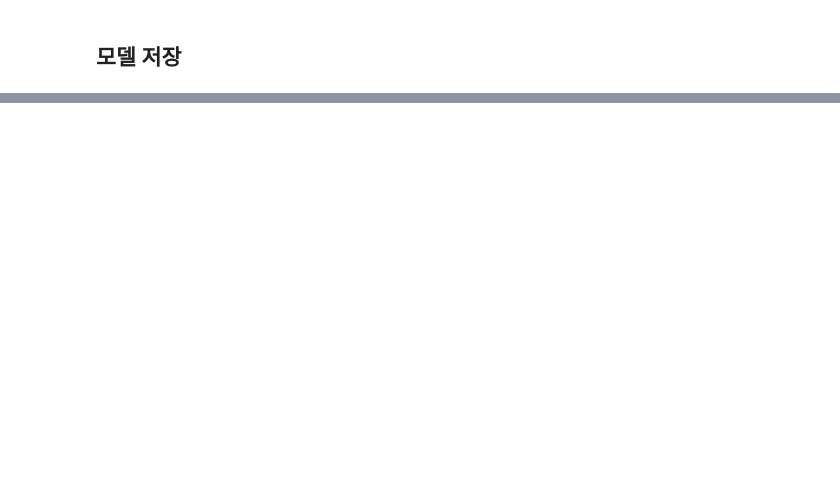
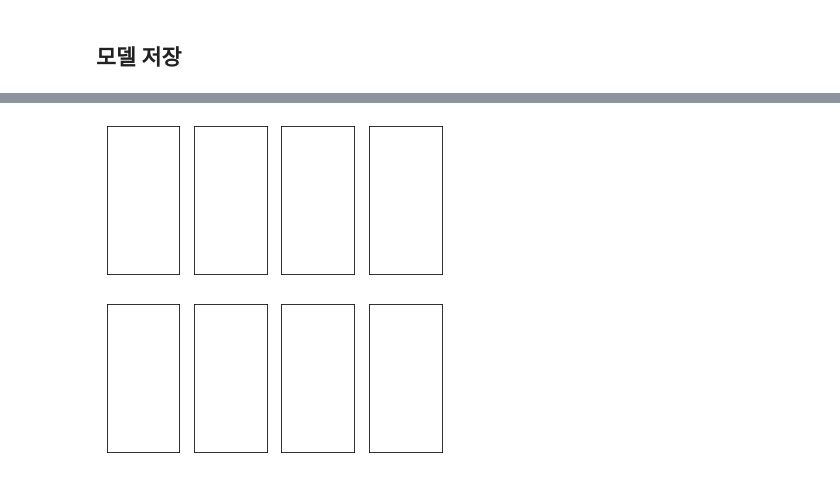
Before and after one commit to chanwoo522/Hackathon, a Jupyter notebook: CNN_Classification_v0_04.ipynb, the cells around one changed output, grey strips where cells are left out. Drawn from its saved outputs; the diff is of its cells as text; code cells hidden in the pictures; blank space fills up the shorter version.

```diff
--- a/CNN_Classification_v0_04.ipynb
+++ b/CNN_Classification_v0_04.ipynb
@@ -278,7 +278,7 @@ def evaluate(model, test_loader):
 
             # 배치 오차를 합산
             test_loss += F.cross_entropy(output, target,
-                                         reduction='sum').item()
+                                         reduction='mean').item()
 
             # 가장 높은 값을 가진 인덱스가 바로 예측값
             pred = output.max(1, keepdim=True)[1]
@@ -349,13 +390,0 @@ torch.save({
-# %%
-model = TheModelClass(*args, **kwargs)
-optimizer = TheOptimizerClass(*args, **kwargs)
-
-checkpoint = torch.load(PATH)
-model.load_state_dict(checkpoint['model_state_dict'])
-optimizer.load_state_dict(checkpoint['optimizer_state_dict'])
-epoch = checkpoint['epoch']
-loss = checkpoint['loss']
-
-model.train()
-# - or -
-# model.eval()
@@ -361,0 +445,78 @@ model.train()
+# %%
+model2 = CNNClassifier()
+# %%
+learning_rate = 1e-3
+optimizer = optim.Adam(model2.parameters(), lr=learning_rate)
+# %%
+# create figure for plotting
+import itertools
+row_num = 2
+col_num = 4
+fig, ax = plt.subplots(row_num, col_num, figsize=(6,6))
+for i, j in itertools.product(range(row_num), range(col_num)):
+    ax[i,j].get_xaxis().set_visible(False)
+    ax[i,j].get_yaxis().set_visible(False)
+
+trn_loss_list = []
+val_loss_list = []
+
+for epoch in range(EPOCHS):
+    trn_loss = 0.0
+    for i, data in enumerate(train_loader):
+        x, label = data
+        if use_cuda:
+            x = x.cuda()
+            label = label.cuda()
+        # grad init
+        optimizer.zero_grad()
+        # forward propagation
+        model_output = model2(x)
+        # calculate loss
+        loss = criterion(model_output, label)
+        # back propagation
+        loss.backward()
+        # weight update
+        optimizer.step()
+
+        # trn_loss summary
+        train_loss += loss.item()
+        # del (memory issue)
+        del loss
+        del model_output
+
+        # 학습과정 출력
+        if (i+1) % 100 == 0: # every 100 mini-batches
+            with torch.no_grad(): # very very very very important!!!
+                test_loss = 0.0
+                for j, val in enumerate(test_loader):
+                    test_x, test_label = test
+                    if use_cuda:
+                        test_x = test_x.cuda()
+                        test_label = test_label.cuda()
+                    test_output = cnn(val_x)
+                    t_loss = criterion(test_output, test_label)
+                    test_loss += t_loss
+
+            # draw last val dataset
+            for k in range(row_num*col_num):
+                ii = k//col_num
+                jj = k%col_num
+                ax[ii,jj].cla() # clear the current axis
+                ax[ii,jj].imshow(val_x[k,:].data.cpu().numpy().reshape(28,28), cmap='Greys')
+
+            display.clear_output(wait=True)
+            display.display(plt.gcf()) # get a reference to a current figure
+
+            print("label: {}".format(val_label[:row_num*col_num]))
+            print("prediction: {}".format(val_output.argmax(dim=1)[:row_num*col_num]))
+            del val_output
+            del v_loss
+
+            print("epoch: {}/{} | step: {}/{} | trn loss: {:.4f} | val loss: {:.4f}".format(
+                epoch+1, num_epochs, i+1, num_batches, trn_loss / 100, val_loss / len(val_loader)
+            ))
+
+            train_loss_list.append(train_loss/100)
+            test_loss_list.append(test_loss/len(test_loader))
+            train_loss = 0.0
+# %% [output]
@@ -361,0 +524 @@ model.train()
+[figure, added]
```
Also changed, not shown: parts of 14 cells of this notebook.
